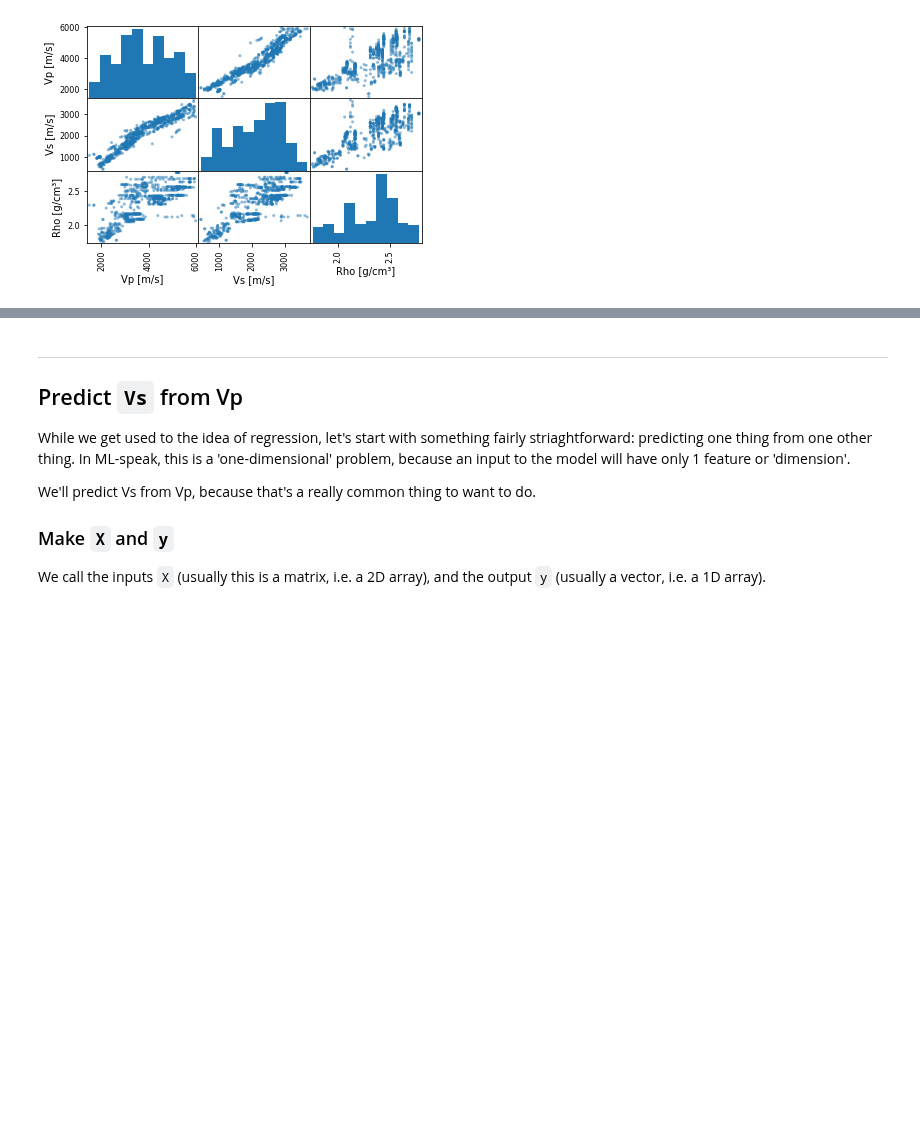
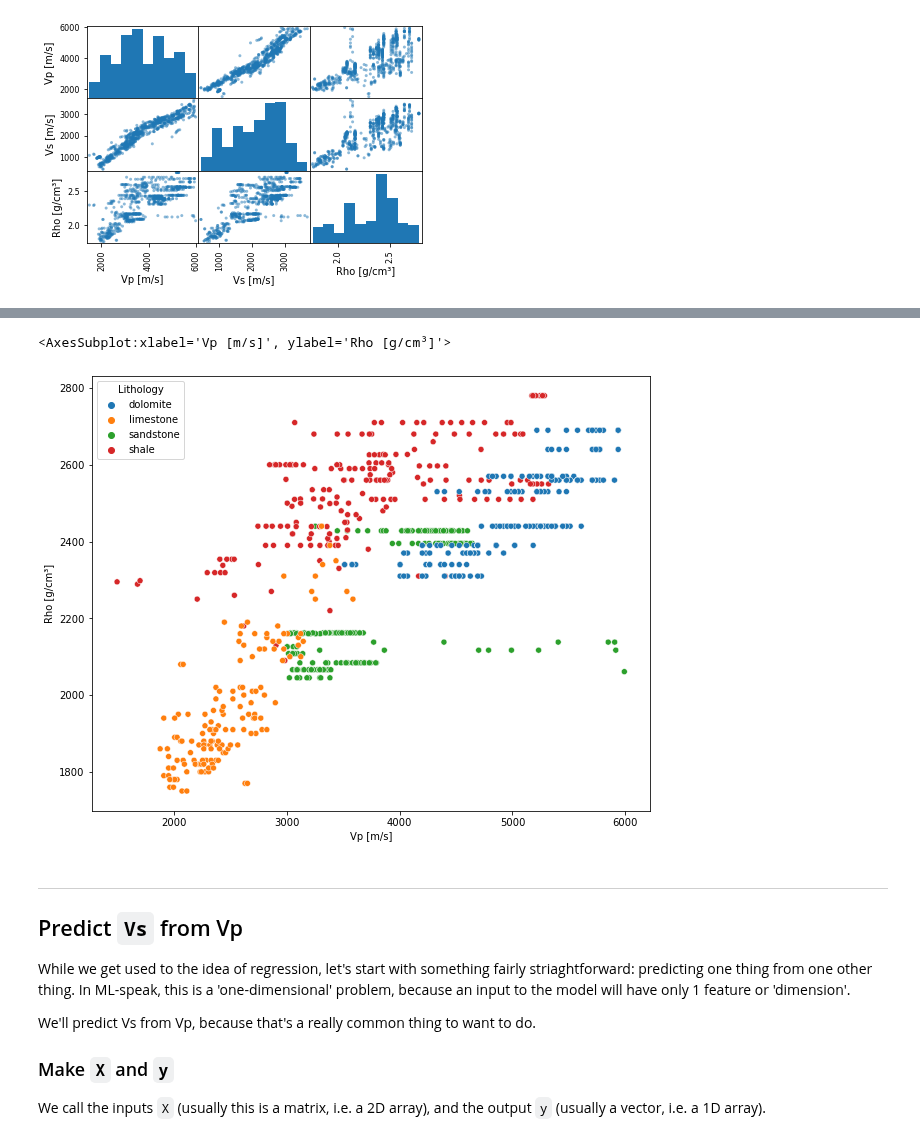
Before and after one commit to agilescientific/geocomputing, a Jupyter notebook: prod/Linear_regression.ipynb, the cells around one changed output, grey strips where cells are left out. Drawn from its saved outputs; the diff is of its cells as text; code cells hidden in the pictures; blank space fills up the shorter version.

```diff
--- a/prod/Linear_regression.ipynb
+++ b/prod/Linear_regression.ipynb
@@ -71,3 +83,9 @@ sns.pairplot(df, hue='Lithology')
+# %%
+plt.figure(figsize=(10, 8), facecolor='w')
+sns.scatterplot(x=df['Vp [m/s]'], y=1000*df['Rho [g/cm³]'], hue=df['Lithology'])
+# %% [output]
+<AxesSubplot:xlabel='Vp [m/s]', ylabel='Rho [g/cm³]'>
+[figure, added]
 # %% [markdown]
 ---
 
```
Also changed, not shown: parts of 48 cells of this notebook, 2 other files.
